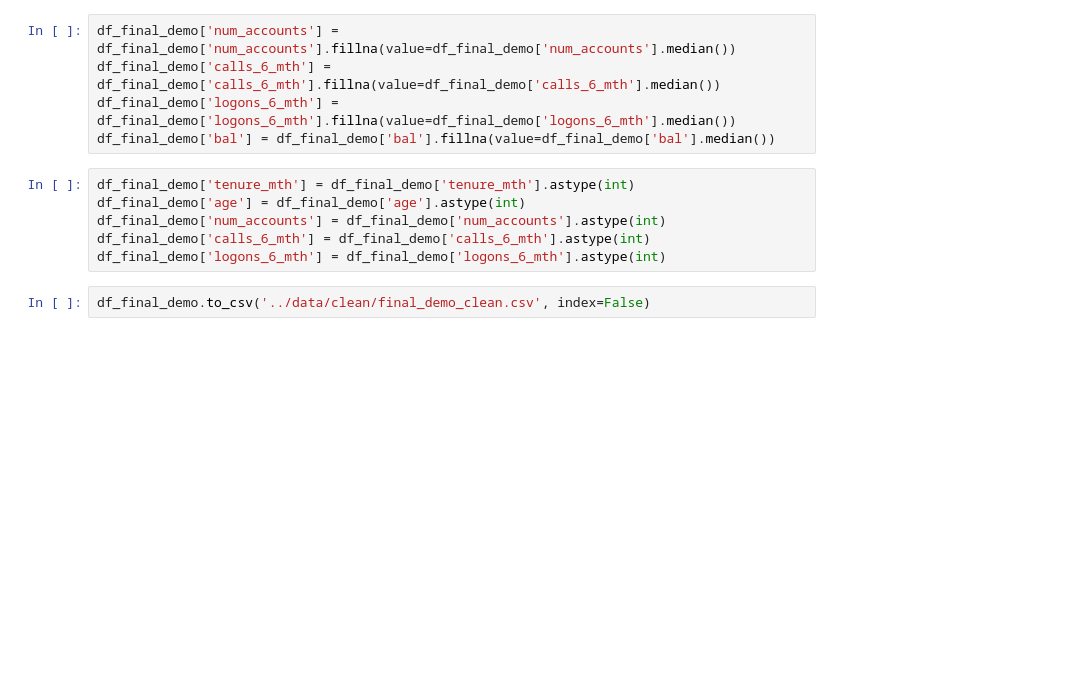
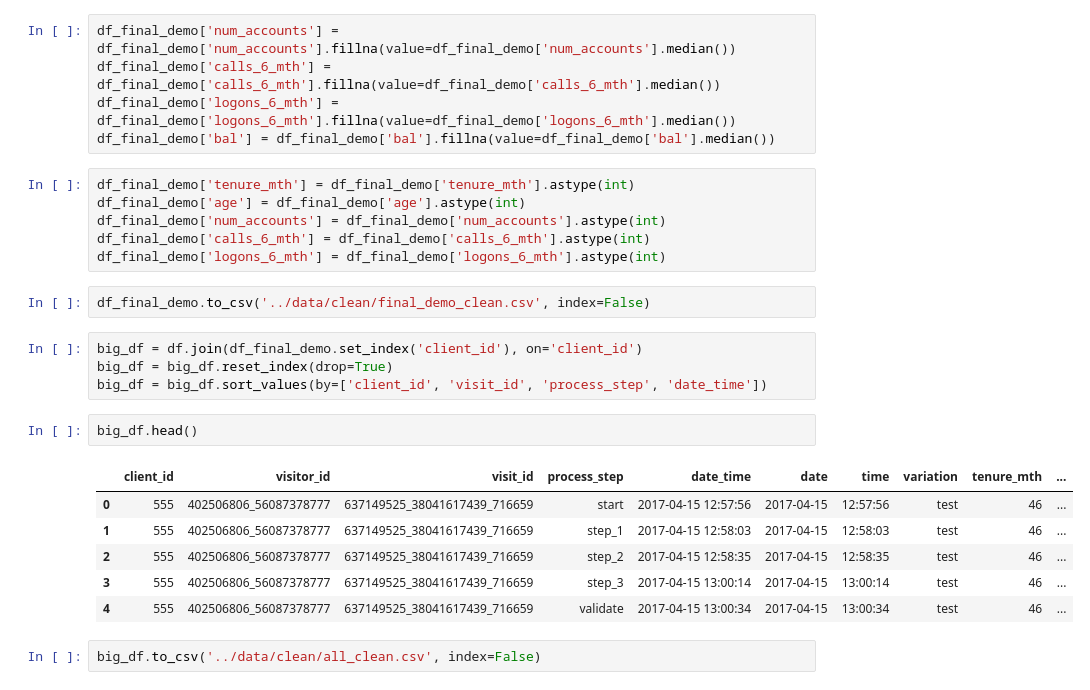
Before and after one commit to Aurelie75FR/Vangard--AB-Test, a Jupyter notebook: notebooks/load_and_clean_naeron.ipynb, the cells around one changed output. Saved outputs shown, nothing was run; the diff lists cells and outputs as text; blank space fills up the shorter version.

```diff
--- a/notebooks/load_and_clean_naeron.ipynb
+++ b/notebooks/load_and_clean_naeron.ipynb
@@ -237,3 +237,18 @@ df_final_demo['calls_6_mth'] = df_final_demo['calls_6_mth'].astype(int)
 df_final_demo['logons_6_mth'] = df_final_demo['logons_6_mth'].astype(int)
 # %%
 df_final_demo.to_csv('../data/clean/final_demo_clean.csv', index=False)
+# %%
+big_df = df.join(df_final_demo.set_index('client_id'), on='client_id')
+big_df = big_df.reset_index(drop=True)
+big_df = big_df.sort_values(by=['client_id', 'visit_id', 'process_step', 'date_time'])
+# %%
+big_df.head()
+# %% [output]
+|  | client_id | visitor_id | visit_id | process_step | date_time | date | time | variation | tenure_mth | ... |
+| 0 | 555 | 402506806_56087378777 | 637149525_38041617439_716659 | start | 2017-04-15 12:57:56 | 2017-04-15 | 12:57:56 | test | 46 | ... |
+| 1 | 555 | 402506806_56087378777 | 637149525_38041617439_716659 | step_1 | 2017-04-15 12:58:03 | 2017-04-15 | 12:58:03 | test | 46 | ... |
+| 2 | 555 | 402506806_56087378777 | 637149525_38041617439_716659 | step_2 | 2017-04-15 12:58:35 | 2017-04-15 | 12:58:35 | test | 46 | ... |
+| 3 | 555 | 402506806_56087378777 | 637149525_38041617439_716659 | step_3 | 2017-04-15 13:00:14 | 2017-04-15 | 13:00:14 | test | 46 | ... |
+| 4 | 555 | 402506806_56087378777 | 637149525_38041617439_716659 | validate | 2017-04-15 13:00:34 | 2017-04-15 | 13:00:34 | test | 46 | ... |
+# %%
+big_df.to_csv('../data/clean/all_clean.csv', index=False)
```
Also changed, not shown: 1 other file.
